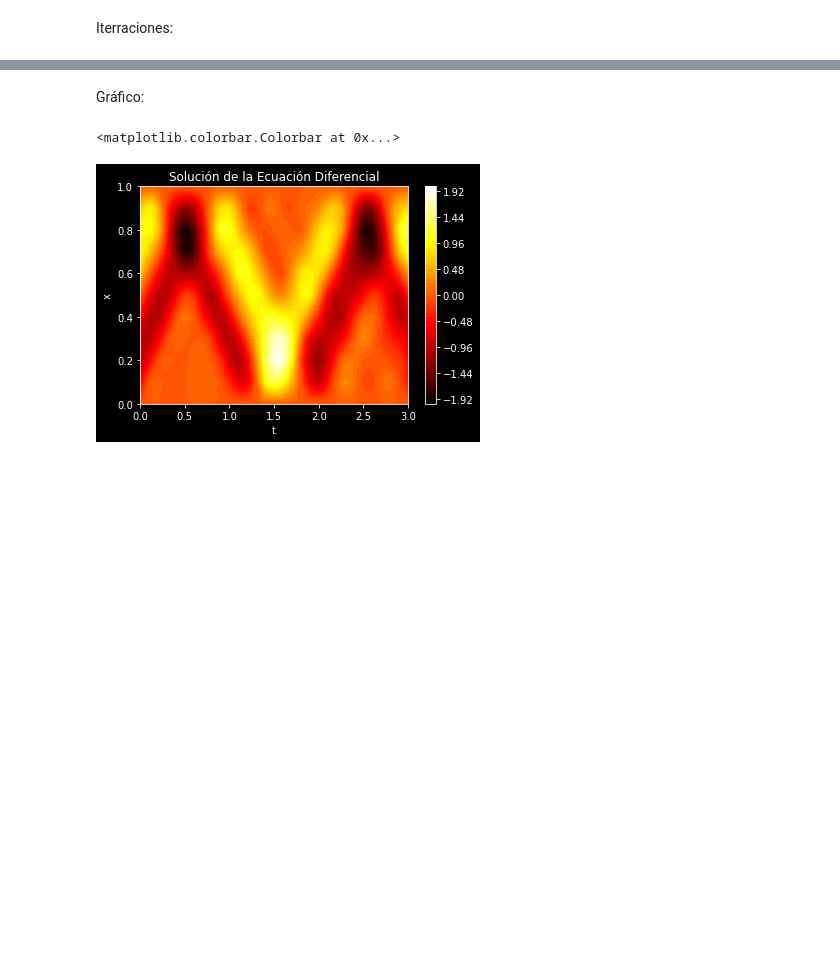
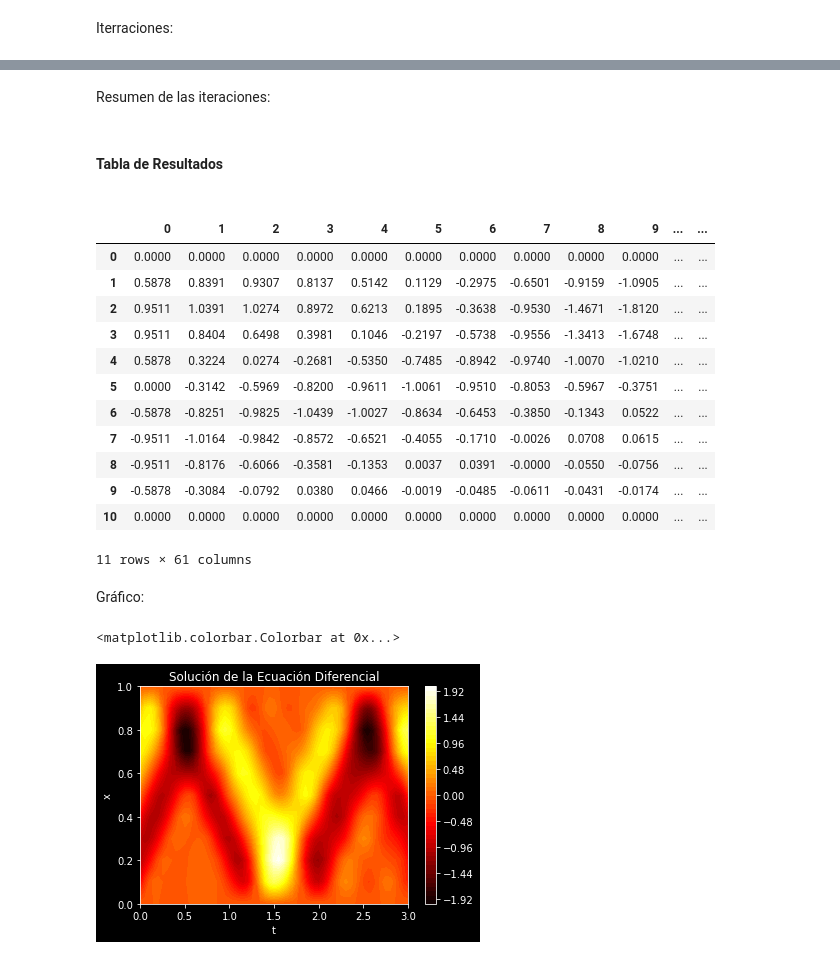
Before and after one commit to Jeferos/Metodos_numericos, a Jupyter notebook: 07_EDP/03_EDP_Hiperbolicas.ipynb, the cells around one changed output, grey strips where cells are left out. Saved outputs shown, nothing was run; the diff lists cells and outputs as text; code cells hidden in the pictures; blank space fills up the shorter version.

```diff
--- a/07_EDP/03_EDP_Hiperbolicas.ipynb
+++ b/07_EDP/03_EDP_Hiperbolicas.ipynb
@@ -91,3 +86,23 @@ ltx_matriz(np.round(a,4),"Msol")
+# %% [markdown]
+Resumen de las iteraciones:
+# %%
+display(HTML("<h4>Tabla de Resultados<h4>"))
+pd.DataFrame(np.round(a,4))
+# %% [output]
+Tabla de Resultados
+|  | 0 | 1 | 2 | 3 | 4 | 5 | 6 | 7 | 8 | 9 | ... | ... |
+| 0 | 0.0000 | 0.0000 | 0.0000 | 0.0000 | 0.0000 | 0.0000 | 0.0000 | 0.0000 | 0.0000 | 0.0000 | ... | ... |
+| 1 | 0.5878 | 0.8391 | 0.9307 | 0.8137 | 0.5142 | 0.1129 | -0.2975 | -0.6501 | -0.9159 | -1.0905 | ... | ... |
+| 2 | 0.9511 | 1.0391 | 1.0274 | 0.8972 | 0.6213 | 0.1895 | -0.3638 | -0.9530 | -1.4671 | -1.8120 | ... | ... |
+| 3 | 0.9511 | 0.8404 | 0.6498 | 0.3981 | 0.1046 | -0.2197 | -0.5738 | -0.9556 | -1.3413 | -1.6748 | ... | ... |
+| 4 | 0.5878 | 0.3224 | 0.0274 | -0.2681 | -0.5350 | -0.7485 | -0.8942 | -0.9740 | -1.0070 | -1.0210 | ... | ... |
+| 5 | 0.0000 | -0.3142 | -0.5969 | -0.8200 | -0.9611 | -1.0061 | -0.9510 | -0.8053 | -0.5967 | -0.3751 | ... | ... |
+| 6 | -0.5878 | -0.8251 | -0.9825 | -1.0439 | -1.0027 | -0.8634 | -0.6453 | -0.3850 | -0.1343 | 0.0522 | ... | ... |
+| 7 | -0.9511 | -1.0164 | -0.9842 | -0.8572 | -0.6521 | -0.4055 | -0.1710 | -0.0026 | 0.0708 | 0.0615 | ... | ... |
+| 8 | -0.9511 | -0.8176 | -0.6066 | -0.3581 | -0.1353 | 0.0037 | 0.0391 | -0.0000 | -0.0550 | -0.0756 | ... | ... |
+| 9 | -0.5878 | -0.3084 | -0.0792 | 0.0380 | 0.0466 | -0.0019 | -0.0485 | -0.0611 | -0.0431 | -0.0174 | ... | ... |
+| 10 | 0.0000 | 0.0000 | 0.0000 | 0.0000 | 0.0000 | 0.0000 | 0.0000 | 0.0000 | 0.0000 | 0.0000 | ... | ... |
+11 rows × 61 columns
 # %% [markdown]
 Gráfico:
 # %%
```
Also changed, not shown: parts of 4 cells of this notebook, 2 other files.
